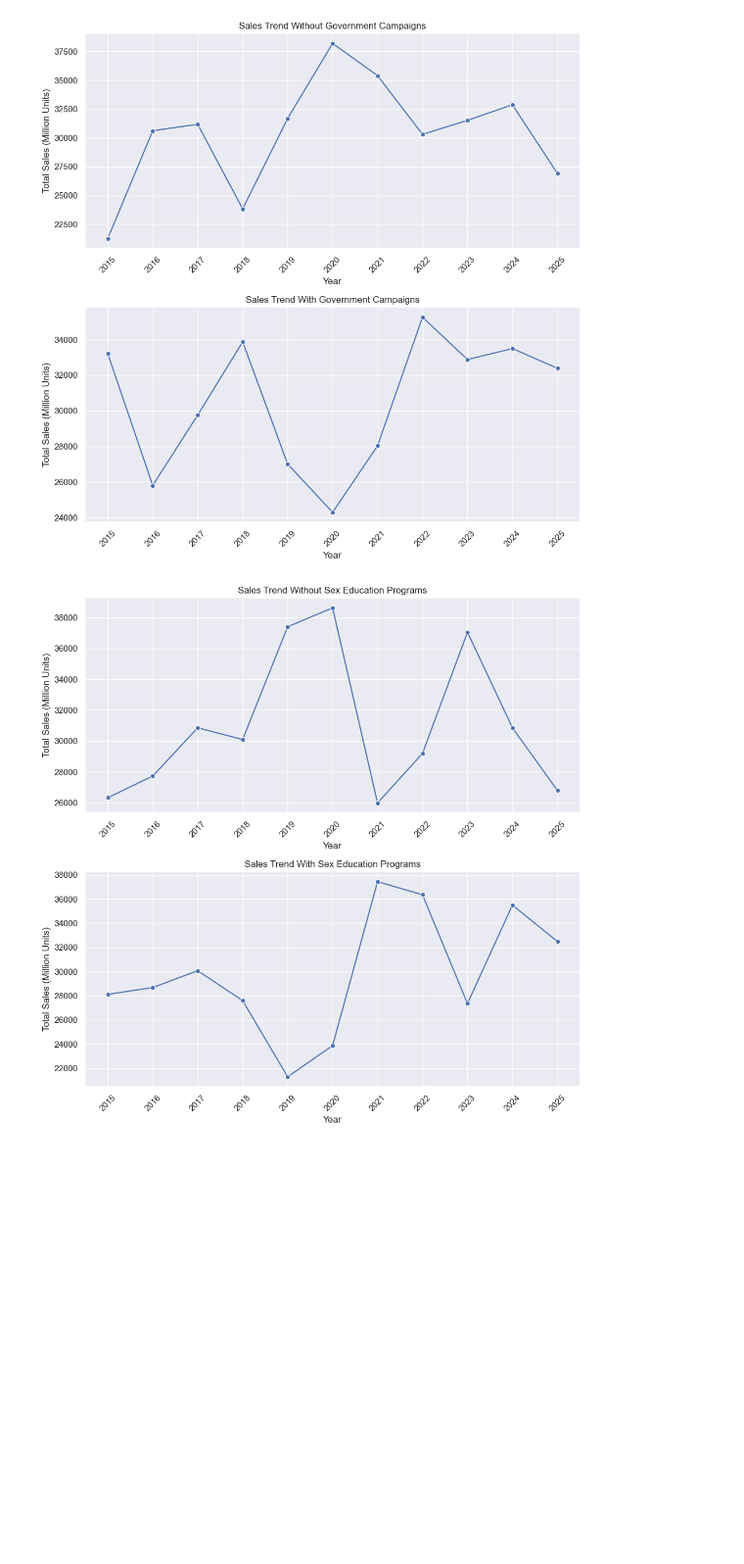
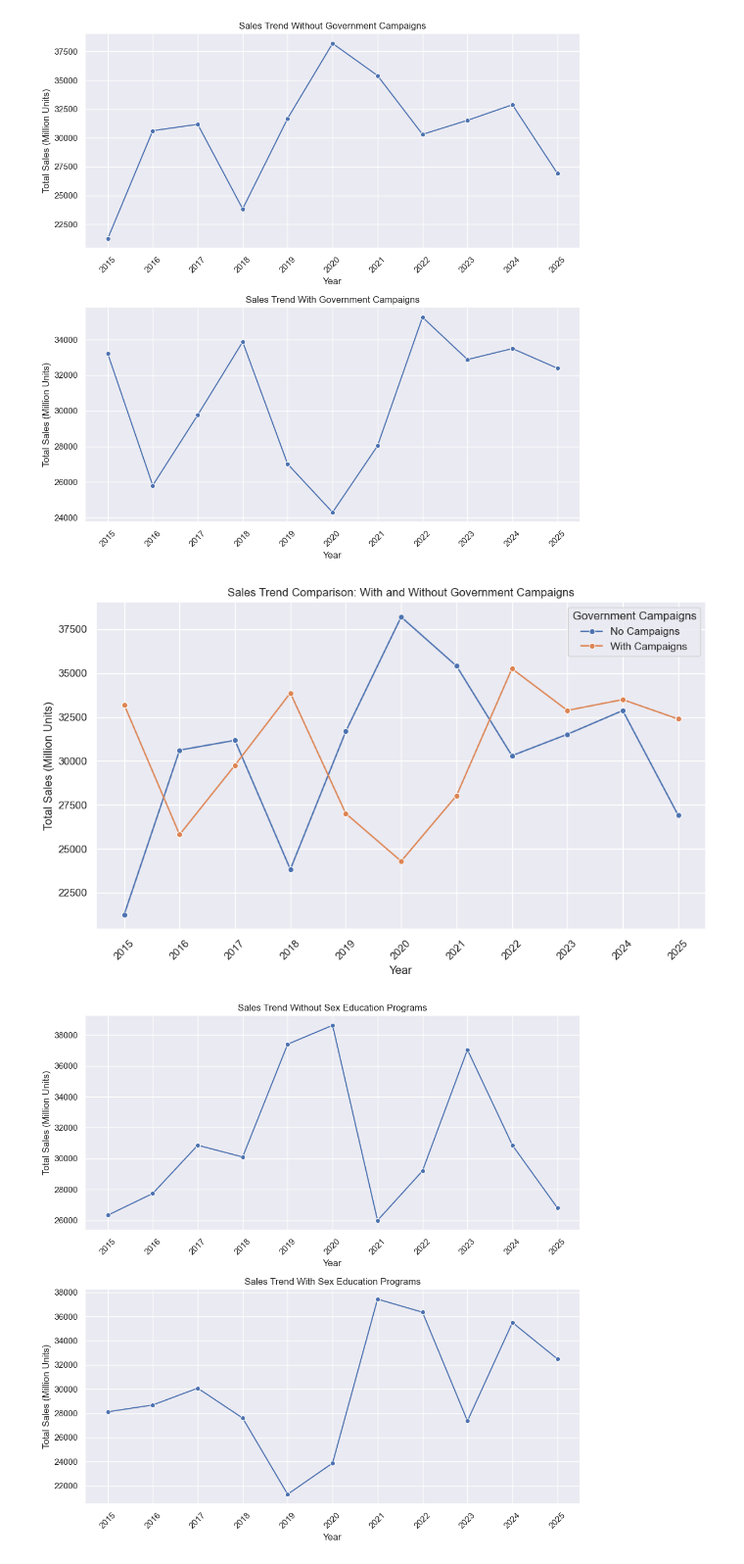
Before and after one commit to AungHtet2/Global-Condom-Sales-and-Awareness-2015-2025--AungHtetNaing, a Jupyter notebook: 1.Projects/7.sex_edu.ipynb, the cells around one changed output. Shown at 98% size. Drawn from its saved outputs; the diff is of its cells as text; code cells hidden in the pictures; blank space fills up the shorter version.

```diff
--- a/1.Projects/7.sex_edu.ipynb
+++ b/1.Projects/7.sex_edu.ipynb
@@ -67,6 +67,37 @@ plt.tight_layout()
 plt.show()
 # %% [output]
 [figure]
+# %%
+
+
+
+df_no_campaigns = df[df['Government Campaigns'] == 'No'].copy()
+df_campaigns = df[df['Government Campaigns'] == 'Yes'].copy()
+
+df_no_campaigns = df_no_campaigns.groupby('Year', as_index=False)['Total Sales (Million Units)'].sum()
+df_campaigns = df_campaigns.groupby('Year', as_index=False)['Total Sales (Million Units)'].sum()
+
+
+plt.figure(figsize=(10, 6))
+
+sns.set_theme(style='darkgrid')
+
+
+sns.lineplot(data=df_no_campaigns, x='Year', y='Total Sales (Million Units)', label='No Campaigns', marker='o')
+sns.lineplot(data=df_campaigns, x='Year', y='Total Sales (Million Units)', label='With Campaigns', marker='o')
+
+
+plt.title('Sales Trend Comparison: With and Without Government Campaigns')
+plt.xlabel('Year')
+plt.ylabel('Total Sales (Million Units)')
+plt.xticks(df_no_campaigns['Year'], rotation=45)
+
+
+plt.legend(title='Government Campaigns')
+plt.tight_layout()
+plt.show()
+# %% [output]
+[figure, added]
 # %%
 fig, ax = plt.subplots(2, 1, figsize=(10, 10))  # 2 rows, 1 column
 
```
Also changed, not shown: 7 other files.
